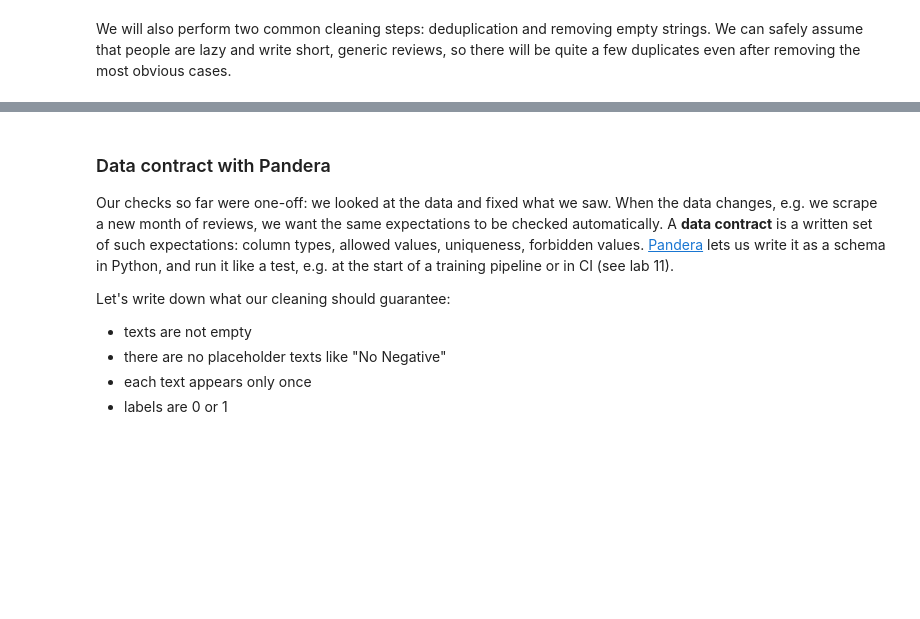
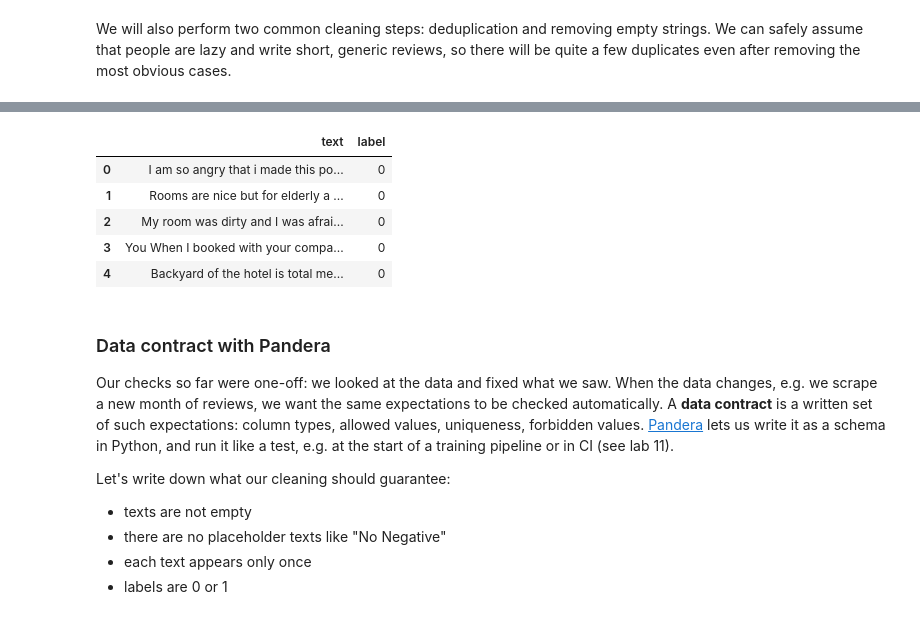
Before and after one commit to mlops-agh/lab06-data-model-testing, a Jupyter notebook: LAB_INSTRUCTION.ipynb, the cells around one changed output, grey strips where cells are left out. Saved outputs shown, nothing was run; the diff lists cells and outputs as text; code cells hidden in the pictures; blank space fills up the shorter version.

```diff
--- a/LAB_INSTRUCTION.ipynb
+++ b/LAB_INSTRUCTION.ipynb
@@ -167,3 +239,12 @@ df_all = df_all.drop_duplicates(ignore_index=True)
+# %%
+df_all.head()
+# %% [output]
+|  | text | label |
+| 0 | I am so angry that i made this po... | 0 |
+| 1 | Rooms are nice but for elderly a ... | 0 |
+| 2 | My room was dirty and I was afrai... | 0 |
+| 3 | You When I booked with your compa... | 0 |
+| 4 | Backyard of the hotel is total me... | 0 |
 # %% [markdown]
 ### Data contract with Pandera
 
```
Also changed, not shown: parts of 17 cells of this notebook.
